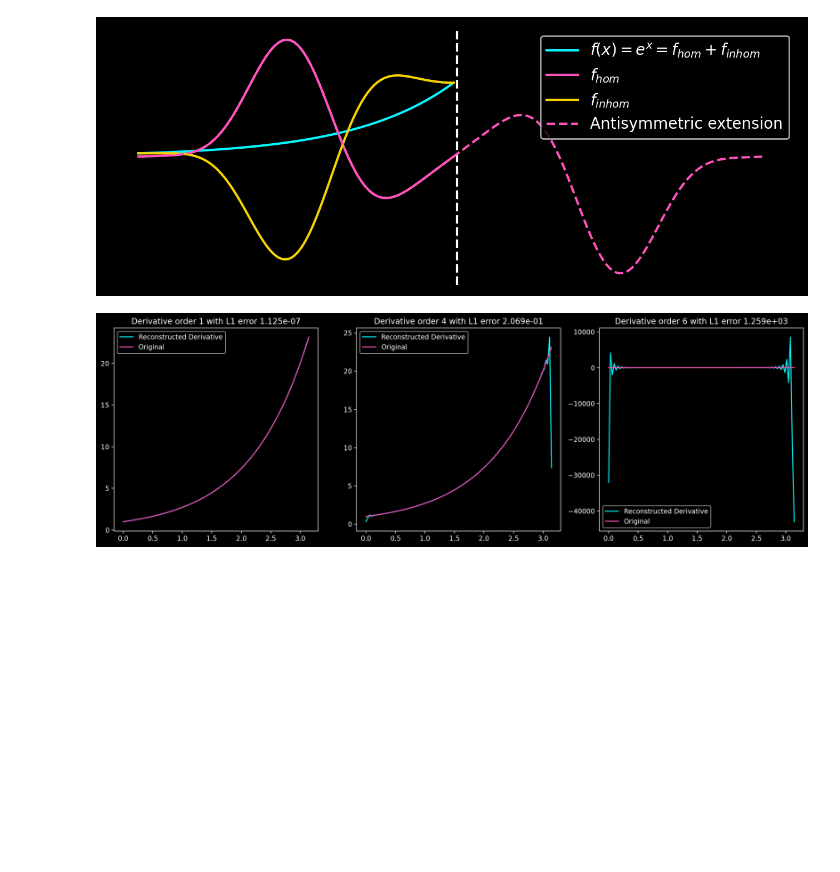
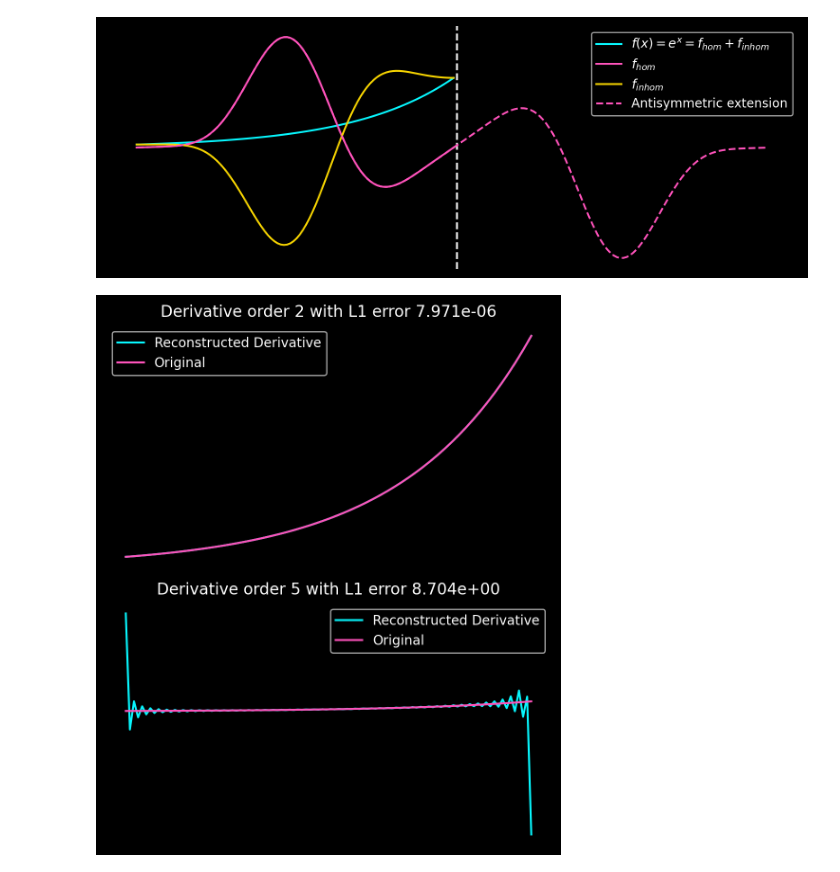
Before and after one commit to KunkelAlexander/when-fourier-fails-python, a Jupyter notebook: 3_subtraction_methods.ipynb, the cells around one changed output. Saved outputs shown, nothing was run; the diff lists cells and outputs as text; code cells hidden in the pictures; blank space fills up the shorter version.

```diff
--- a/3_subtraction_methods.ipynb
+++ b/3_subtraction_methods.ipynb
@@ -306,11 +314,16 @@ def get_k(p, dx):
 
 
 # Configurable parameters
-N     = 100  # Size of input domain
-order = 5  # Order of the subtraction variables, translates into a sum of 6 cosine functions
+N        = 100  # Size of input domain
+# Accuracy of subtraction
+# For a given n_accuracy, n_accuracy even derivatives are made continuous (and the function values at the boundaries are subtracted)
+# Therefore, the antisymmetric extension will be in C1 + 2 * n_accuracy derivatives
+# The Fourier coefficients then decay as O(3 + 2 * n_accuracy)
+n_accuracy = 2
 
 # Define the domain and the function
 L = np.pi
+
 x = np.linspace(0, L, N)
 def func(x):
     return np.exp(x)
@@ -318,7 +331,7 @@ f = func(x)
 dx = x[1] - x[0]
 
 # Get the shift function and coefficients
-shift, C = get_shift_function(f, order, x)
+shift, C = get_shift_function(f, n_accuracy, x)
 hom      = f - shift
 f_ext    = antisymmetric_extension(hom)
 f_hat    = scipy.fft.fft(f_ext)
@@ -337,39 +350,46 @@ colors = [
 plt.style.use('dark_background')
 plt.figure(figsize=(8, 3), dpi=200)
 plt.axis("off")
 plt.plot(f, c = colors[0], label=r"$f(x) = e^x = f_{hom} + f_{inhom}$")
 plt.plot(hom, c = colors[1], label=r"$f_{hom}$")
 plt.plot(shift, c = colors[2], label=r"$f_{inhom}$")
 plt.axvline(len(x), ls="dashed", c="w")
 plt.plot(f_ext, c = colors[1], ls="dashed", label="Antisymmetric extension")
 plt.legend()
-plt.savefig("figures/subtraction_1.png")
+plt.tight_layout()
+plt.savefig("figures/subtraction_trigonometric_extension.png", bbox_inches='tight')
 plt.show()
 
 # Number of subplots
-num_subplots = 3
+num_subplots = 2
 
 # Create subplots
-fig, axs = plt.subplots(1, num_subplots, figsize=(5 * num_subplots, 5), dpi=200)
+fig, axs = plt.subplots(num_subplots, 1,  figsize=(5 , 3* num_subplots), dpi=200)
+
 
 # Loop through different subtraction orders
-for i, o in enumerate([1, 4, 6]):
+for i, o in enumerate([2, 5]):
     forg = func(x)
     frec = scipy.fft.ifft(f_hat * (1j * k) ** o).real[:N]  # Use only the first N elements (the original domain)
     reco = reconstruct(C, x, derivative_order = o)
     sumo = frec + reco
 
+    axs[i].spines['top'].set_visible(False)
+    axs[i].spines['right'].set_visible(False)
+    axs[i].spines['bottom'].set_visible(False)
+    axs[i].spines['left'].set_visible(False)
+    axs[i].get_xaxis().set_ticks([])
+    axs[i].get_yaxis().set_ticks([])
 
     # Plot the sum and the original function in subplots
     axs[i].set_title(f"Derivative order {o} with L1 error {np.mean(np.abs(sumo - forg)):3.3e}")
     axs[i].plot(x, sumo, label="Reconstructed Derivative", c = colors[0])
     axs[i].plot(x, forg, label="Original", c = colors[1])
     axs[i].legend()
 
 # Adjust layout
-plt.tight_layout()
-plt.savefig("figures/subtraction_2.png")
-plt.show()
+fig.tight_layout()
+fig.savefig("figures/subtraction_trigonometric_accuracy.png", bbox_inches='tight')
 # %% [output]
-[figure, old version]
+[figure, new version]
-[figure, old version]
+[figure, new version]
```
Also changed, not shown: parts of 12 cells of this notebook, 22 other files.
